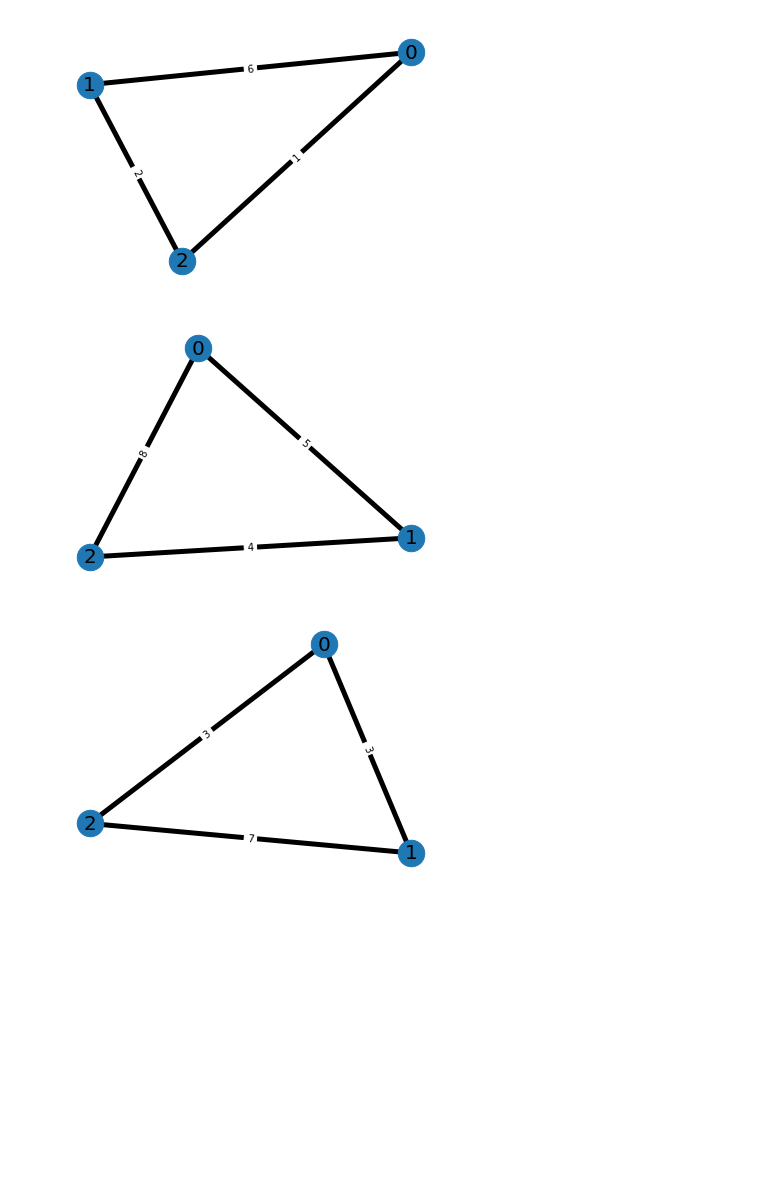
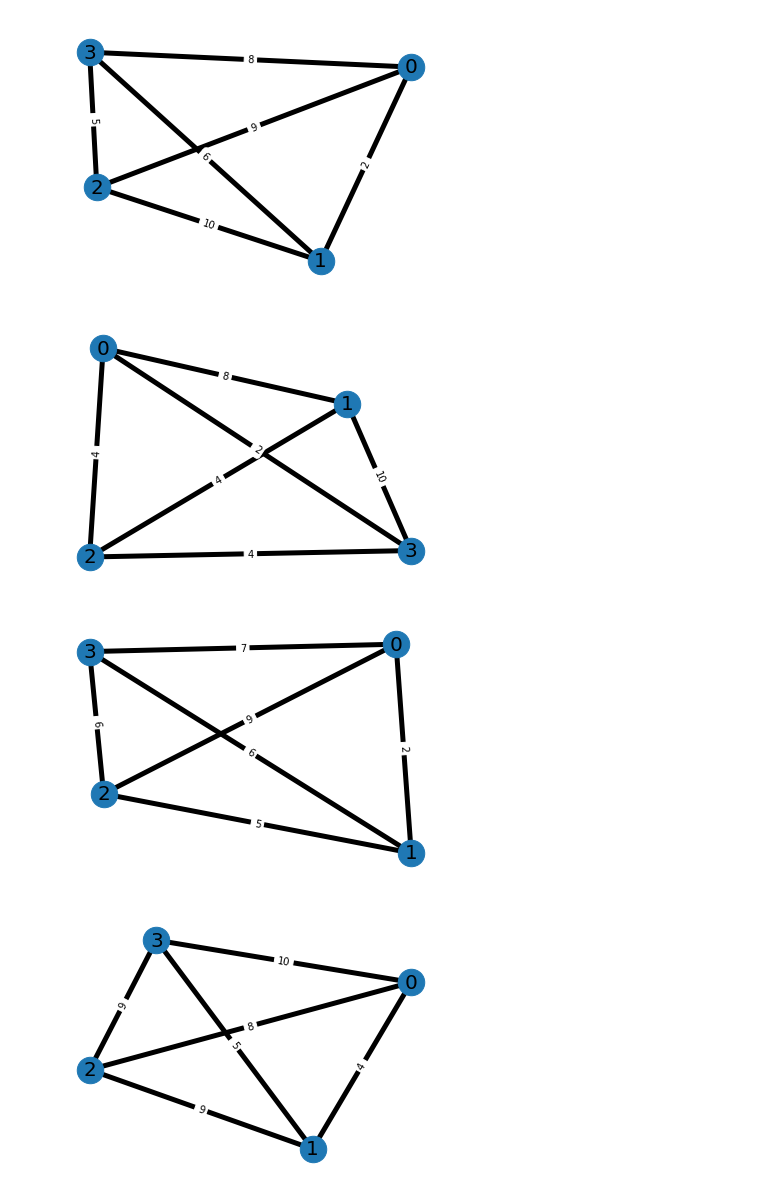
Before and after one commit to EinfachSim/QTDTSP, a Jupyter notebook: tdtsp_test.ipynb, the cells around one changed output. Cells and saved outputs as stored; diff of their text form; code cells hidden in the pictures; blank space fills up the shorter version.

```diff
--- a/tdtsp_test.ipynb
+++ b/tdtsp_test.ipynb
@@ -5,16 +3,0 @@ from scipy.linalg import circulant
-# %%
-class TemporalGraph: #dummy class
-    def __init__(self, G_list):
-        pass
-    def __init__(self, n):
-        self.n = n
-        graphs = [CompleteGraph(n)]
-        self.adj = graphs[-1].get_adj()
-        for i in range(1,n):
-            graphs.append(CompleteGraph(n))
-            new_adj = graphs[-1].get_adj()
-            self.adj = np.hstack([self.adj, new_adj])
-        self.graphs = graphs
-    def draw_graphs(self):
-        for g in self.graphs:
-            g.draw_graph()
@@ -69,9 +4,10 @@ class TDTSP(TSP):
 # %%
-tg = TemporalGraph(3)
+tg = TemporalGraph(4)
 tg.draw_graphs()
 # %% [output]
-[figure, old version]
+[figure, new version]
-[figure, old version]
+[figure, new version]
-[figure, old version]
+[figure, new version]
+[figure, added]
 # %%
 tsp = TDTSP(tg,A=-500, B=-500, C=-200, D=-1)
```
Also changed, not shown: parts of 5 cells of this notebook, 2 other files.
